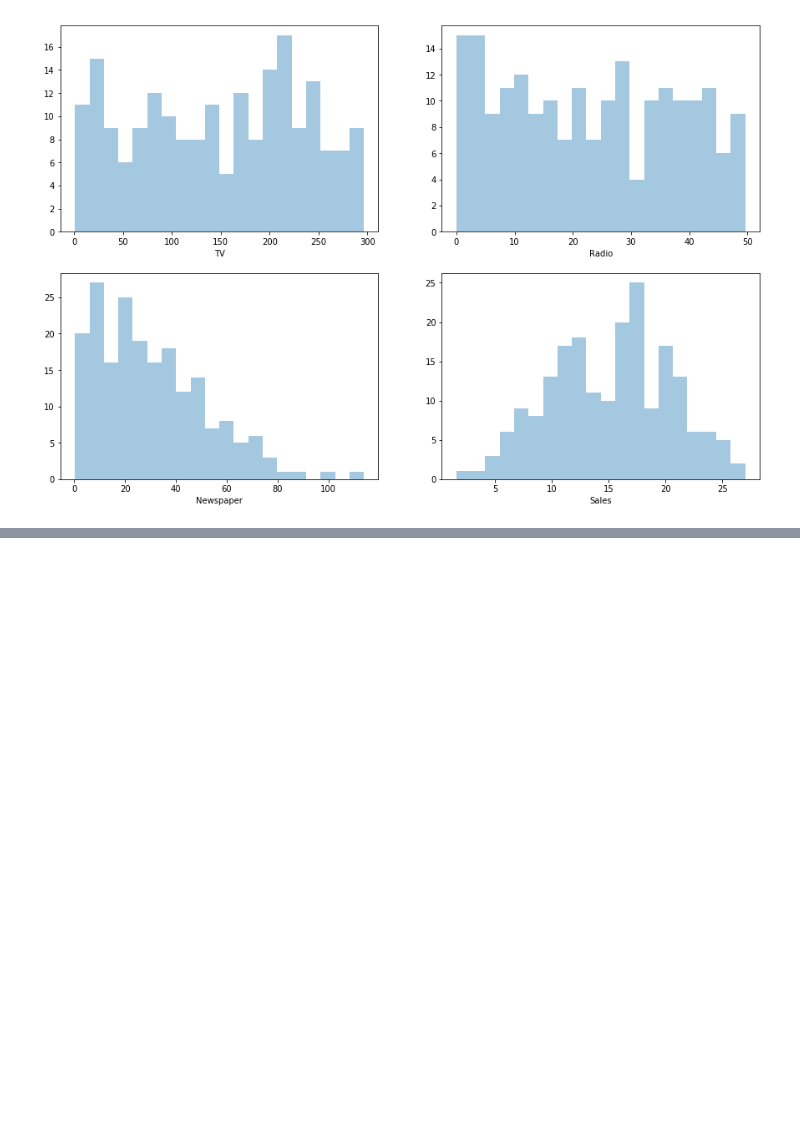
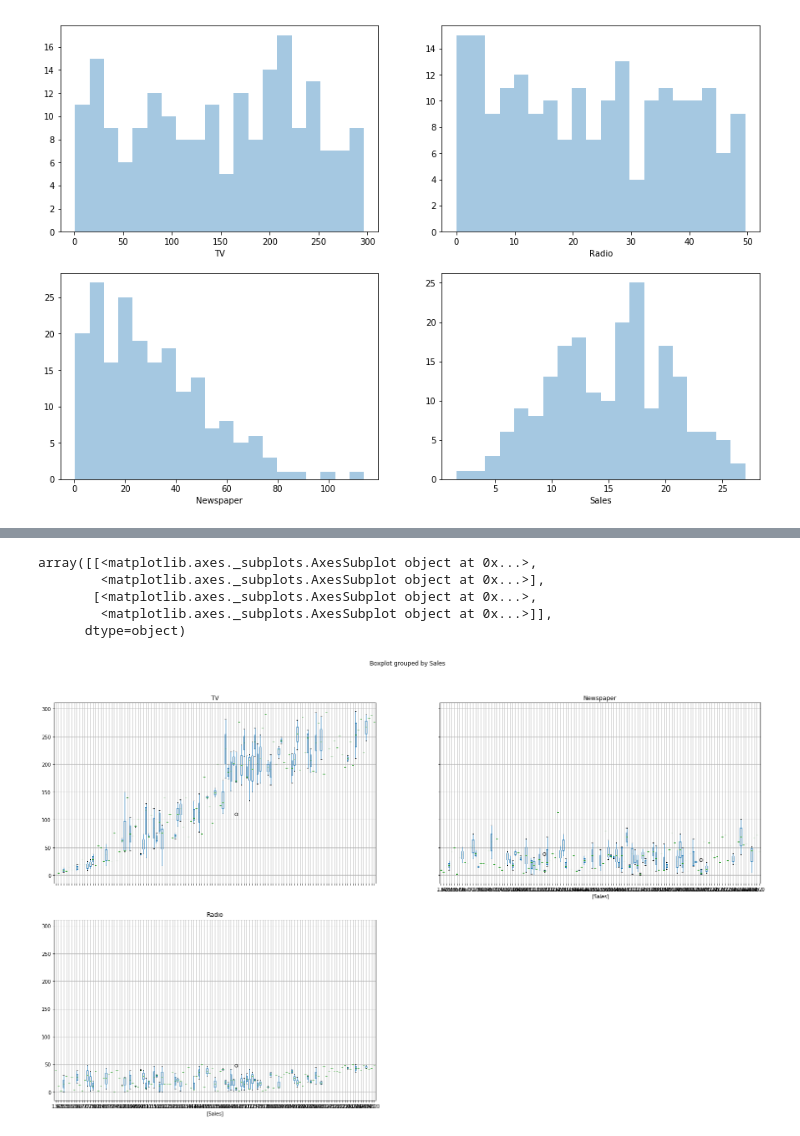
Before and after one commit to Abhishek768/sales_prediction, a Jupyter notebook: sales_prediction.ipynb, the cells around one changed output, grey strips where cells are left out. Cells and saved outputs as stored; diff of their text form; code cells hidden in the pictures; blank space fills up the shorter version.

Commit message:
add boxplot group by sales

```diff
--- a/sales_prediction.ipynb
+++ b/sales_prediction.ipynb
@@ -86,0 +94,13 @@ sns.distplot(ad_data['Sales'], bins=20, kde=False, ax=ax4)
+# %%
+ax, fig = plt.subplots(nrows=2, ncols=2, figsize=(25,15))
+ax1 = plt.subplot(2,2,1)
+ax2 = plt.subplot(2,2,2)
+ax3 = plt.subplot(2,2,3)
+ad_data.boxplot(column=['TV', 'Newspaper', 'Radio'], by=['Sales'], ax=ax1)
+# %% [output]
+array([[<matplotlib.axes._subplots.AxesSubplot object at 0x...>,
+        <matplotlib.axes._subplots.AxesSubplot object at 0x...>],
+       [<matplotlib.axes._subplots.AxesSubplot object at 0x...>,
+        <matplotlib.axes._subplots.AxesSubplot object at 0x...>]],
+      dtype=object)
+[figure, added]
```
Also changed, not shown: parts of 2 cells of this notebook.
